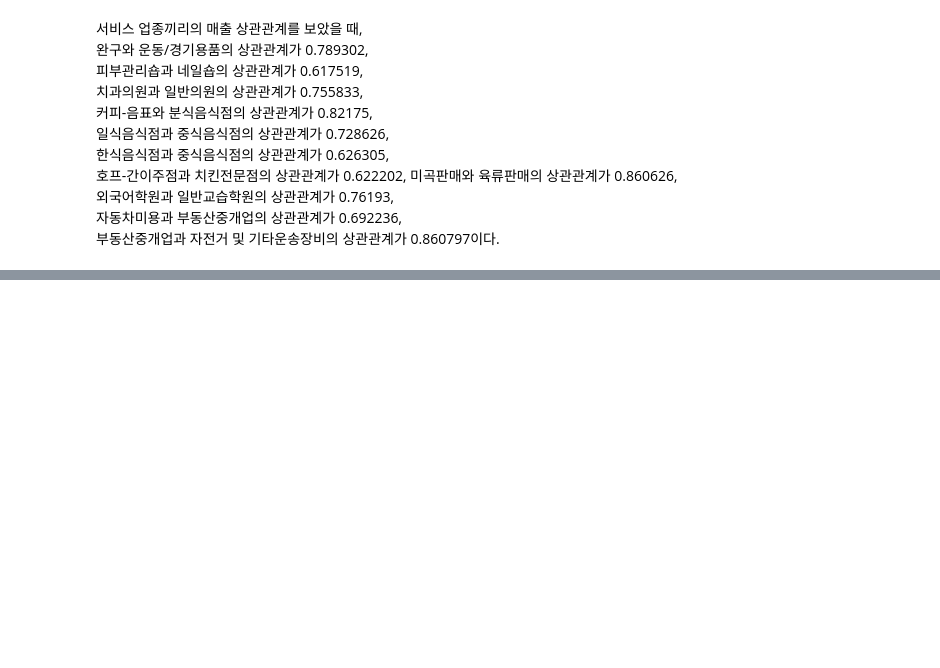
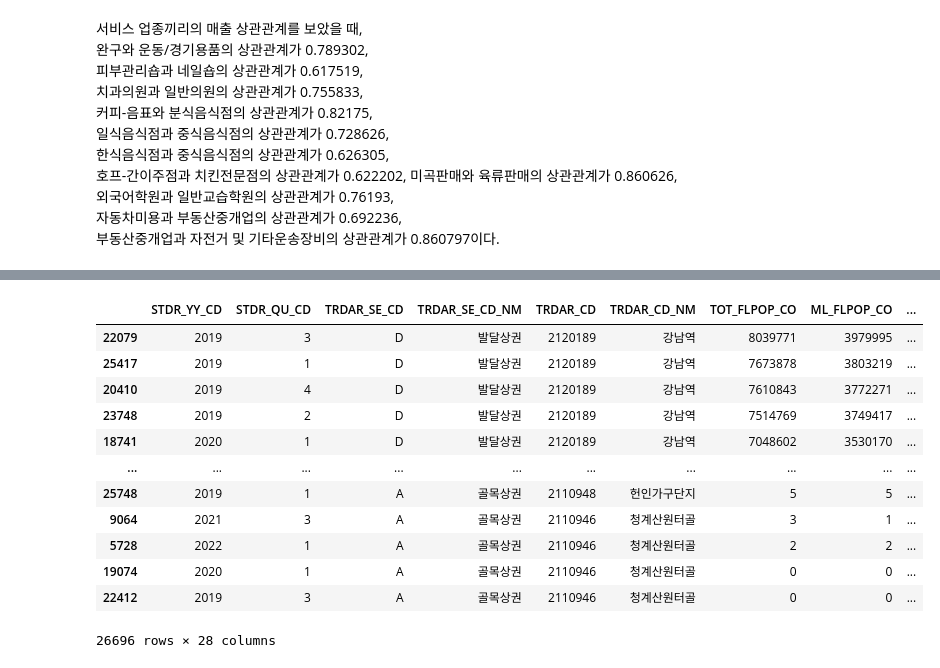
Before and after one commit to jisooyoon22/cw_data, a Jupyter notebook: 윤지수/상권분석_수정.ipynb, the cells around one changed output, grey strips where cells are left out. Drawn from its saved outputs; the diff is of its cells as text; code cells hidden in the pictures; blank space fills up the shorter version.

```diff
--- a/윤지수/상권분석_수정.ipynb
+++ b/윤지수/상권분석_수정.ipynb
@@ -916,0 +1041,16 @@ THSMON_SELNG_AMT자전거 및 기타운송장비                           NaN
+# %%
+pop.sort_values(by = 'TOT_FLPOP_CO', ascending =False)
+# %% [output]
+|  | STDR_YY_CD | STDR_QU_CD | TRDAR_SE_CD | TRDAR_SE_CD_NM | TRDAR_CD | TRDAR_CD_NM | TOT_FLPOP_CO | ML_FLPOP_CO | ... |
+| 22079 | 2019 | 3 | D | 발달상권 | 2120189 | 강남역 | 8039771 | 3979995 | ... |
+| 25417 | 2019 | 1 | D | 발달상권 | 2120189 | 강남역 | 7673878 | 3803219 | ... |
+| 20410 | 2019 | 4 | D | 발달상권 | 2120189 | 강남역 | 7610843 | 3772271 | ... |
+| 23748 | 2019 | 2 | D | 발달상권 | 2120189 | 강남역 | 7514769 | 3749417 | ... |
+| 18741 | 2020 | 1 | D | 발달상권 | 2120189 | 강남역 | 7048602 | 3530170 | ... |
+| ... | ... | ... | ... | ... | ... | ... | ... | ... | ... |
+| 25748 | 2019 | 1 | A | 골목상권 | 2110948 | 헌인가구단지 | 5 | 5 | ... |
+| 9064 | 2021 | 3 | A | 골목상권 | 2110946 | 청계산원터골 | 3 | 1 | ... |
+| 5728 | 2022 | 1 | A | 골목상권 | 2110946 | 청계산원터골 | 2 | 2 | ... |
+| 19074 | 2020 | 1 | A | 골목상권 | 2110946 | 청계산원터골 | 0 | 0 | ... |
+| 22412 | 2019 | 3 | A | 골목상권 | 2110946 | 청계산원터골 | 0 | 0 | ... |
+26696 rows × 28 columns
```
Also changed, not shown: parts of 27 cells of this notebook, 1 other file.
